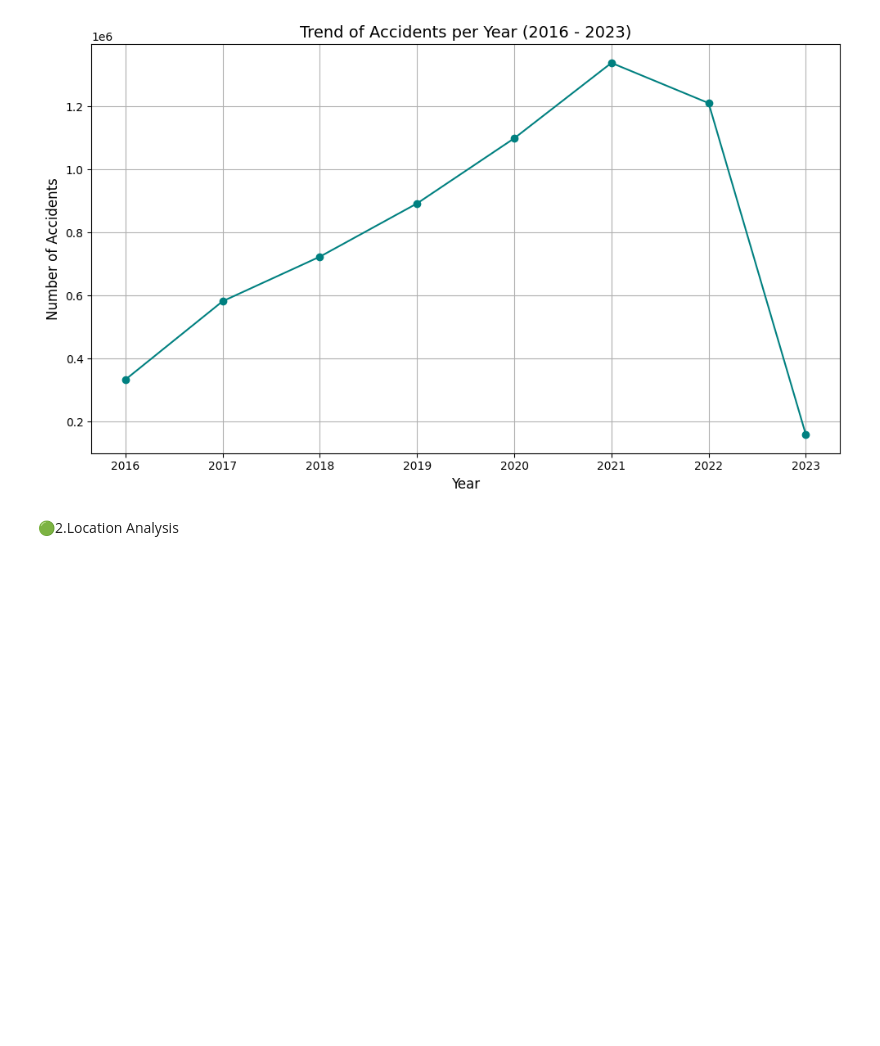
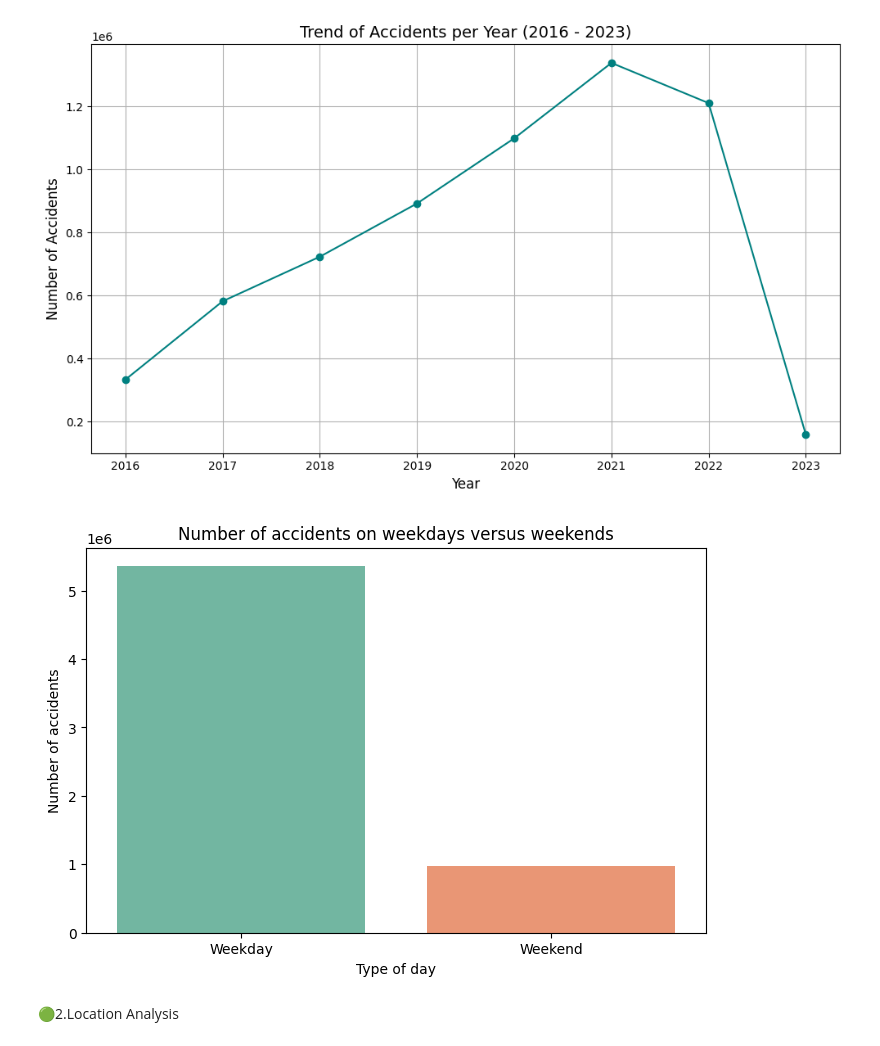
Before and after one commit to AmerrMohamedd/accident_severity_analytics, a Jupyter notebook: notebooks/EDA-Analysis.ipynb, the cells around one changed output. Saved outputs shown, nothing was run; the diff lists cells and outputs as text; code cells hidden in the pictures; blank space fills up the shorter version.

```diff
--- a/notebooks/EDA-Analysis.ipynb
+++ b/notebooks/EDA-Analysis.ipynb
@@ -159,6 +159,19 @@ plt.savefig("E:/accident_severity_analytics/reports/trend_of_accidents.png", dpi
 plt.show()
 # %% [output]
 [figure]
+# %%
+#تصنيف يوم العمل مقابل عطلة نهاية الأسبوع
+
+df['Week_Category'] = df['Day_of_Week'].apply(lambda x: 'Weekend' if x in ['Saturday', 'Sunday'] else 'Weekday')
+
+plt.figure(figsize=(8, 5))
+sns.countplot(x='Week_Category',hue='Week_Category', data=df, palette='Set2')
+plt.title('Number of accidents on weekdays versus weekends')
+plt.xlabel('Type of day')
+plt.ylabel('Number of accidents')
+plt.show()
+# %% [output]
+[figure, added]
 # %% [markdown]
 🟢2.Location Analysis
 # %%
```
Also changed, not shown: 7 other files.
